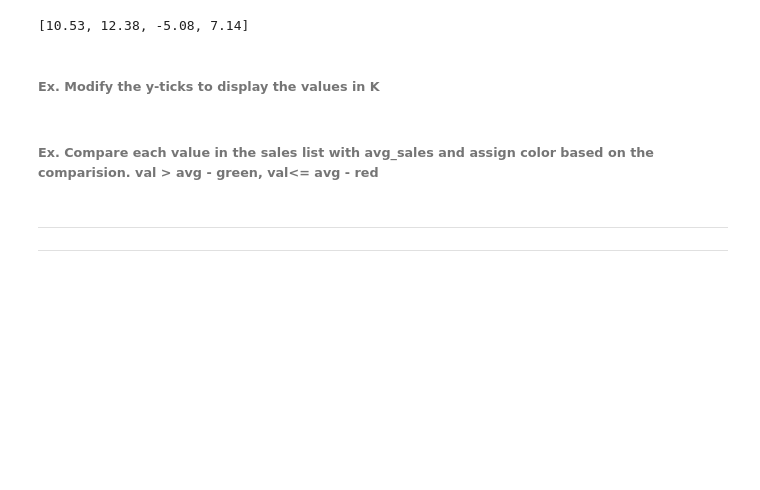
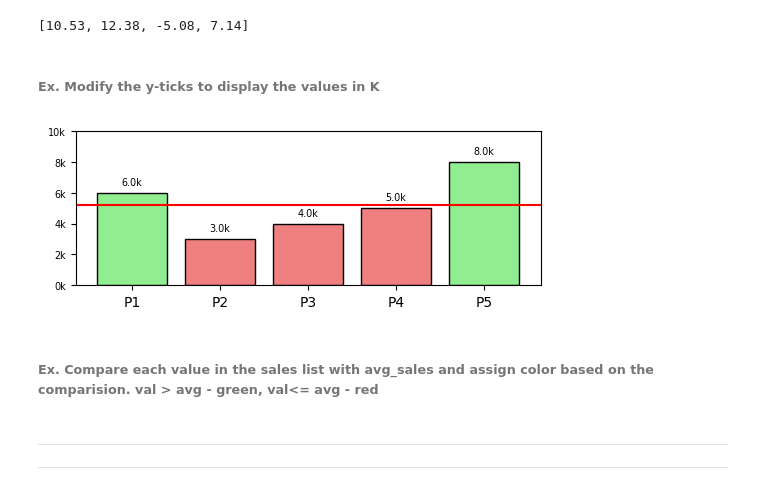
Before and after one commit to knowledge-corner/Oracle_Sept_25, a Jupyter notebook: classwork/Day - 2.ipynb, the cells around one changed output. Saved outputs shown, nothing was run; the diff lists cells and outputs as text; code cells hidden in the pictures; blank space fills up the shorter version.

```diff
--- a/classwork/Day - 2.ipynb
+++ b/classwork/Day - 2.ipynb
@@ -1191,23 +1191,25 @@ stock_prices = [95, 105, 118, 112, 120]
 # %%
 import matplotlib.pyplot as plt
 plt.figure(figsize = (6, 2))
 products = ["P1", "P2", "P3", "P4", "P5"]
 sales = [6000, 3000, 4000, 5000, 8000]
 avg_sales = sum(sales)/len(sales)
-bar_colors = ["lightgreen" if val > avg_sales else "ligh" for val in sales]
+bar_colors = ["lightgreen" if val > avg_sales else "lightcoral" for val in sales]
 
-plt.bar(products, sales, color = ["teal", "green", "cyan", "orange", "blue"])
+plt.bar(products, sales, color = bar_colors, edgecolor = "black")
 plt.axhline(avg_sales, color = "red")
 
 # y-ticks
 y_ticks = range(0, max(sales) + 4000, 2000)
 y_labels = [f"{round(i/1000)}k" for i in y_ticks]
 _ = plt.yticks(y_ticks, y_labels, size = "x-small")
 
 # Adding annotations
 for x_cor, sales_val in enumerate(sales):
     plt.annotate(f"{round(sales_val/1000, 1)}k",
                          xy=(x_cor, sales_val + 500), ha= "center", size = "x-small")
+# %% [output]
+[figure, added]
 # %% [markdown]
 ###### Ex. Compare each value in the sales list with avg_sales and assign color based on the comparision. val > avg - green, val<= avg - red
 # %% [markdown]
```
